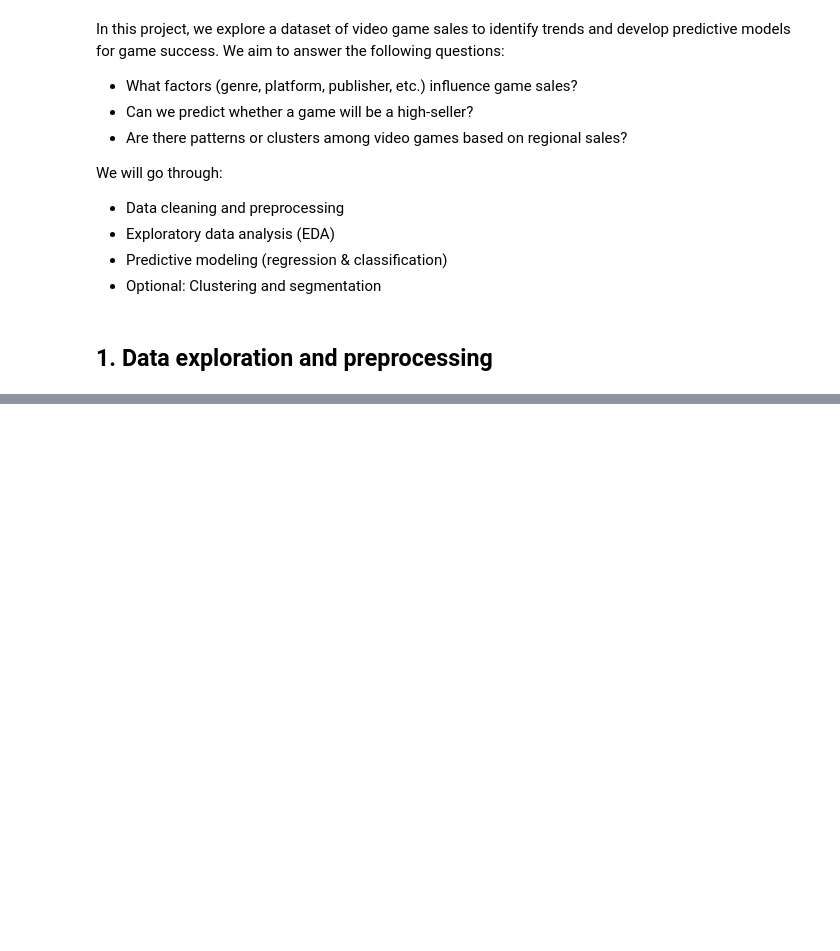
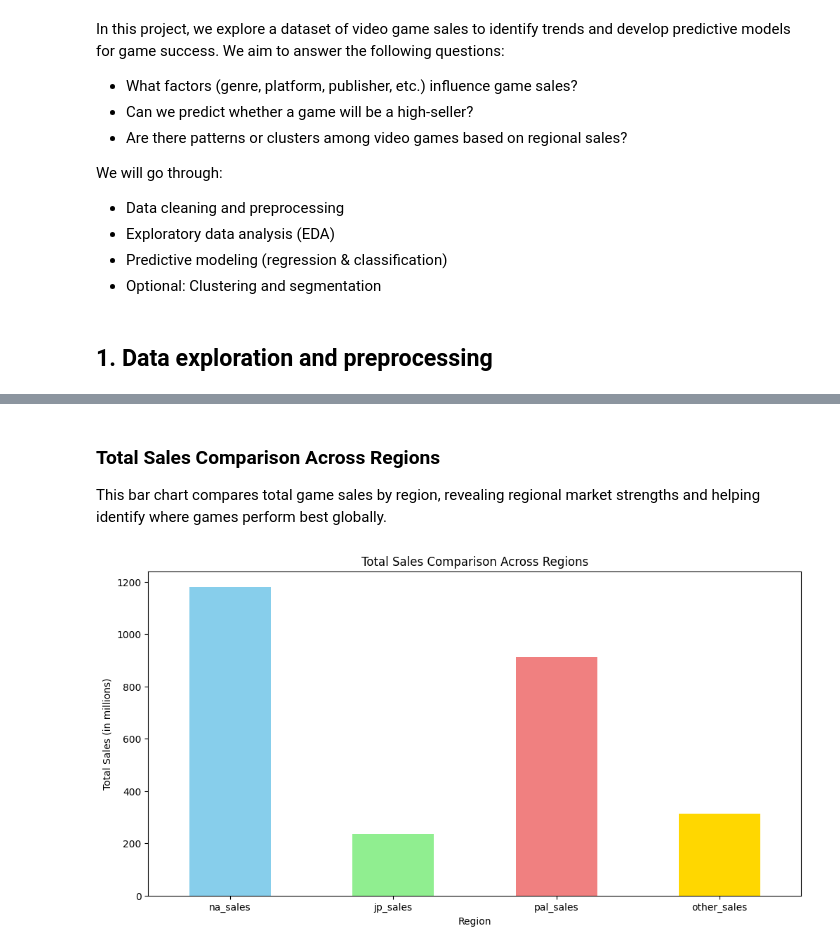
Before and after one commit to William-Baaklini/EWD-Project, a Jupyter notebook: william_baaklini_s34859_ewd_project.ipynb, the cells around one changed output, grey strips where cells are left out. Drawn from its saved outputs; the diff is of its cells as text; code cells hidden in the pictures; blank space fills up the shorter version.

```diff
--- a/william_baaklini_s34859_ewd_project.ipynb
+++ b/william_baaklini_s34859_ewd_project.ipynb
@@ -54,0 +234,15 @@ memory usage: 6.8+ MB
+# %% [markdown]
+### Total Sales Comparison Across Regions
+This bar chart compares total game sales by region, revealing regional market strengths and helping identify where games perform best globally.
+# %%
+df_filtered_regions = df[['na_sales', 'jp_sales', 'pal_sales', 'other_sales']].dropna()
+total_sales_by_region = df_filtered_regions.sum()
+plt.figure(figsize=(12, 6))
+total_sales_by_region.plot(kind='bar', color=['skyblue', 'lightgreen', 'lightcoral', 'gold'])
+plt.title('Total Sales Comparison Across Regions')
+plt.xlabel('Region')
+plt.ylabel('Total Sales (in millions)')
+plt.xticks(rotation=0)
+plt.show()
+# %% [output]
+[figure, added]
```
Also changed, not shown: parts of 39 cells of this notebook, 22 other files.
